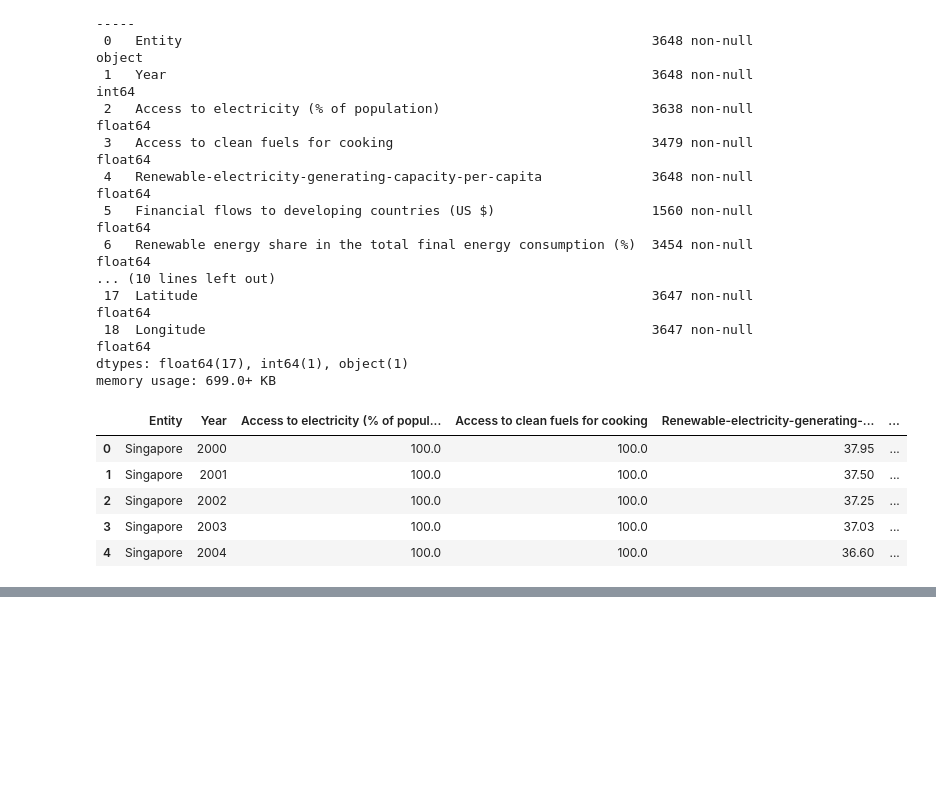
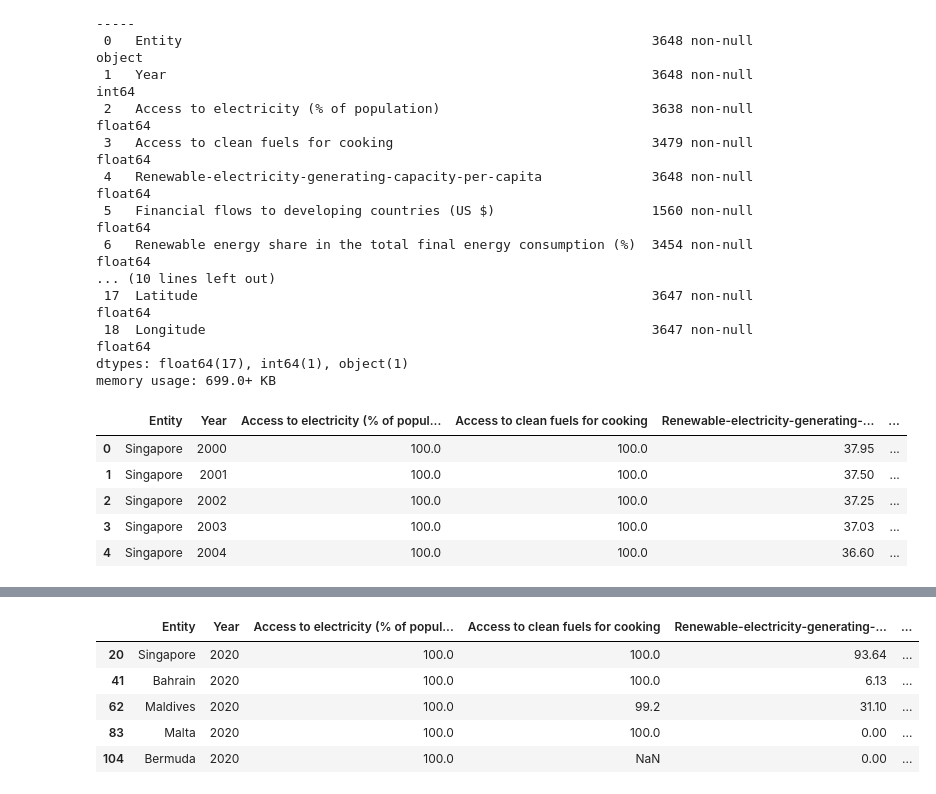
Before and after one commit to jwlosz/project-1-group17, a Jupyter notebook: sustainable master data.ipynb, the cells around one changed output, grey strips where cells are left out. Saved outputs shown, nothing was run; the diff lists cells and outputs as text; code cells hidden in the pictures; blank space fills up the shorter version.

```diff
--- a/sustainable master data.ipynb
+++ b/sustainable master data.ipynb
@@ -208 +222,13 @@ The r-squared is: 0.0054002149678904566
+# %%
+#2nd regression clearning - "Electricity from renewables (TWh)"
+renew_data_2020 = new_data_df[new_data_df["Year"] == 2020]
+renew_data_2020 = data_2020.dropna(subset=["gdp_per_capita", "Electricity from renewables (TWh)"])
+renew_data_2020_2 = renew_data_2020[renew_data_2020["Electricity from renewables (TWh)"] < 500]
+# %% [output]
+|  | Entity | Year | Access to electricity (% of popul... | Access to clean fuels for cooking | Renewable-electricity-generating-... | ... |
+| 20 | Singapore | 2020 | 100.0 | 100.0 | 93.64 | ... |
+| 41 | Bahrain | 2020 | 100.0 | 100.0 | 6.13 | ... |
+| 62 | Maldives | 2020 | 100.0 | 99.2 | 31.10 | ... |
+| 83 | Malta | 2020 | 100.0 | 100.0 | 0.00 | ... |
+| 104 | Bermuda | 2020 | 100.0 | NaN | 0.00 | ... |
 # %%
```
Also changed, not shown: parts of 3 cells of this notebook.
